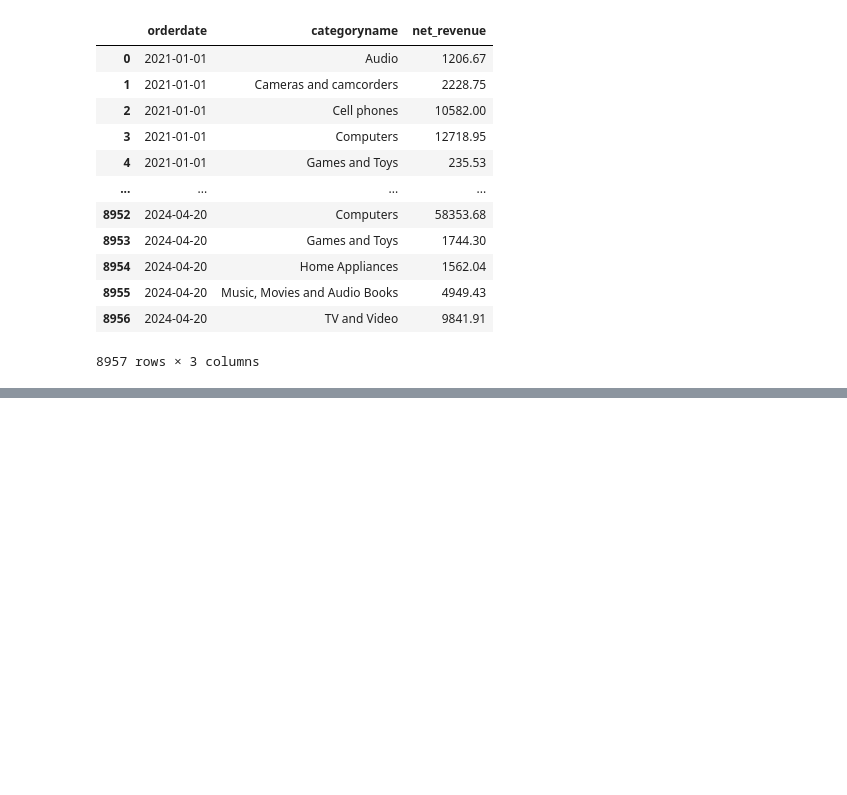
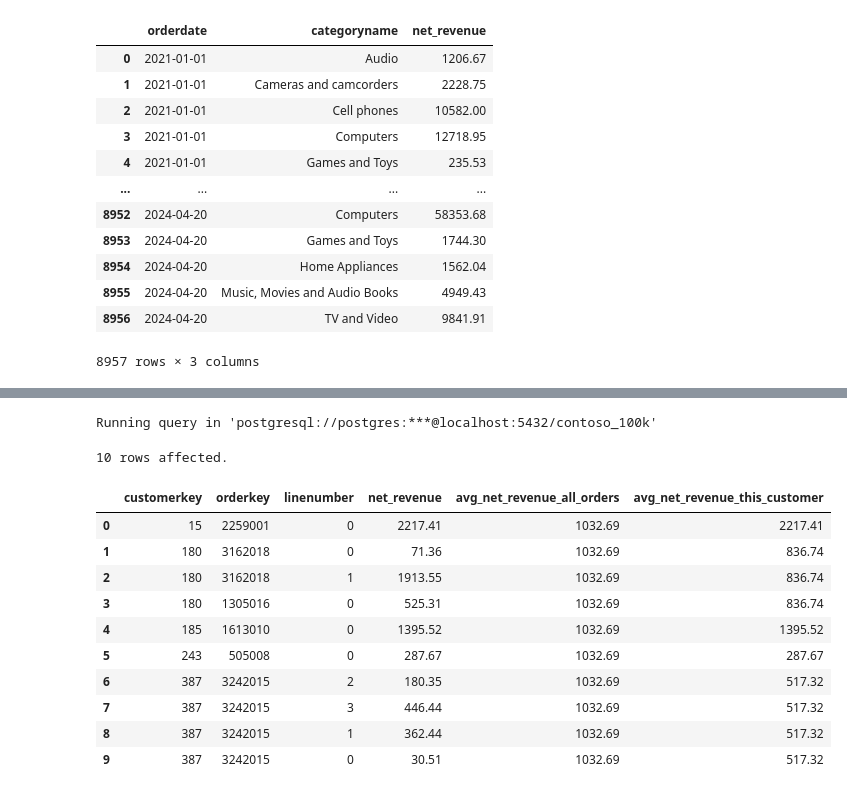
Before and after one commit to Gezzus1703/Google-Colab-SQL, a Jupyter notebook: Resources/Blank_SQL_Notebook.ipynb, the cells around one changed output, grey strips where cells are left out. Drawn from its saved outputs; the diff is of its cells as text; code cells hidden in the pictures; blank space fills up the shorter version.

```diff
--- a/Resources/Blank_SQL_Notebook.ipynb
+++ b/Resources/Blank_SQL_Notebook.ipynb
@@ -496,0 +524,27 @@ Running query in 'postgresql://postgres:***@localhost:5432/contoso_100k'
+# %%
+%%sql
+
+SELECT
+  customerkey,
+  orderkey,
+  linenumber,
+  (quantity * netprice * exchangerate) AS net_revenue,
+  AVG(quantity * netprice * exchangerate) OVER() AS avg_net_revenue_all_orders,
+  AVG(quantity * netprice * exchangerate) OVER(PARTITION BY customerkey) AS avg_net_revenue_this_customer
+FROM sales
+ORDER BY customerkey
+LIMIT 10
+# %% [output]
+Running query in 'postgresql://postgres:***@localhost:5432/contoso_100k'
+10 rows affected.
+|  | customerkey | orderkey | linenumber | net_revenue | avg_net_revenue_all_orders | avg_net_revenue_this_customer |
+| 0 | 15 | 2259001 | 0 | 2217.41 | 1032.69 | 2217.41 |
+| 1 | 180 | 3162018 | 0 | 71.36 | 1032.69 | 836.74 |
+| 2 | 180 | 3162018 | 1 | 1913.55 | 1032.69 | 836.74 |
+| 3 | 180 | 1305016 | 0 | 525.31 | 1032.69 | 836.74 |
+| 4 | 185 | 1613010 | 0 | 1395.52 | 1032.69 | 1395.52 |
+| 5 | 243 | 505008 | 0 | 287.67 | 1032.69 | 287.67 |
+| 6 | 387 | 3242015 | 2 | 180.35 | 1032.69 | 517.32 |
+| 7 | 387 | 3242015 | 3 | 446.44 | 1032.69 | 517.32 |
+| 8 | 387 | 3242015 | 1 | 362.44 | 1032.69 | 517.32 |
+| 9 | 387 | 3242015 | 0 | 30.51 | 1032.69 | 517.32 |
```
Also changed, not shown: parts of 10 cells of this notebook.
